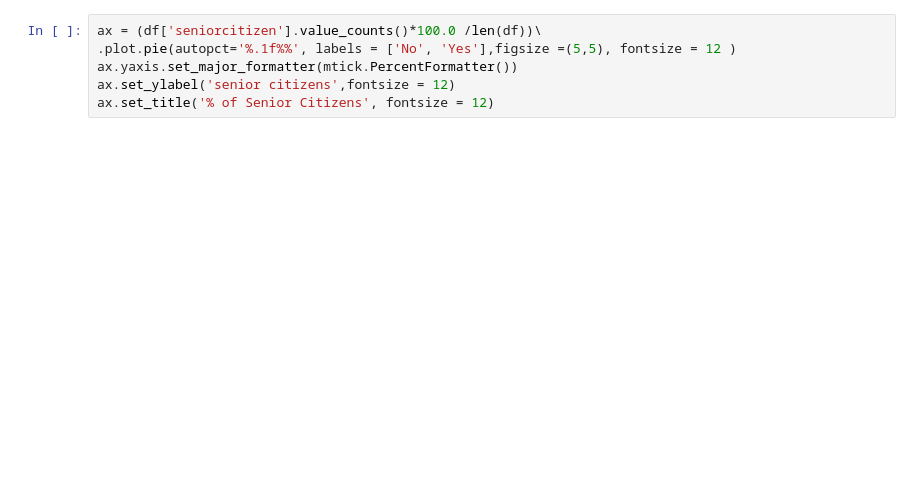
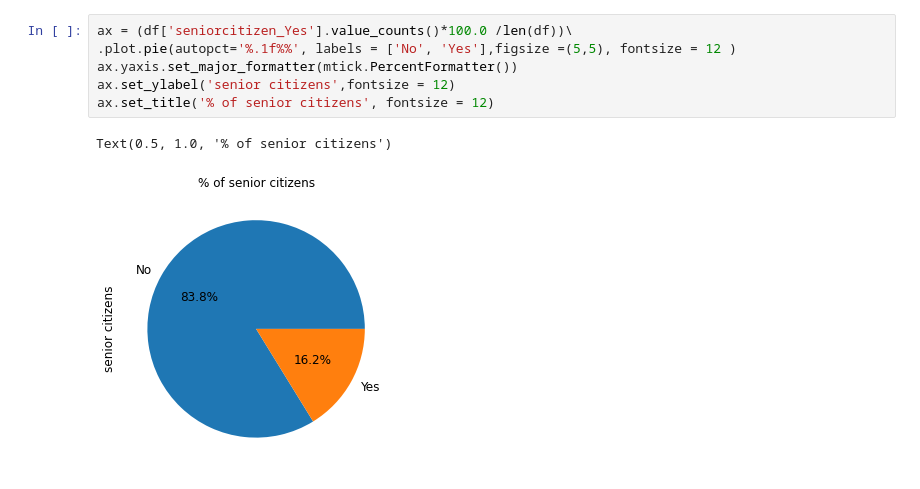
Before and after one commit to KristofVandewynckel/Telecom_Churn, a Jupyter notebook: Data Visualization.ipynb, the cells around one changed output. Saved outputs shown, nothing was run; the diff lists cells and outputs as text; blank space fills up the shorter version.

```diff
--- a/Data Visualization.ipynb
+++ b/Data Visualization.ipynb
@@ -13,6 +25,9 @@ df.corr()['churn_Yes'].sort_values(ascending = False).plot(kind='bar')
 # %%
-ax = (df['seniorcitizen'].value_counts()*100.0 /len(df))\
+ax = (df['seniorcitizen_Yes'].value_counts()*100.0 /len(df))\
 .plot.pie(autopct='%.1f%%', labels = ['No', 'Yes'],figsize =(5,5), fontsize = 12 )
 ax.yaxis.set_major_formatter(mtick.PercentFormatter())
 ax.set_ylabel('senior citizens',fontsize = 12)
-ax.set_title('% of Senior Citizens', fontsize = 12)
+ax.set_title('% of senior citizens', fontsize = 12)
+# %% [output]
+Text(0.5, 1.0, '% of senior citizens')
+[figure, added]
```
Also changed, not shown: parts of 5 cells of this notebook.
